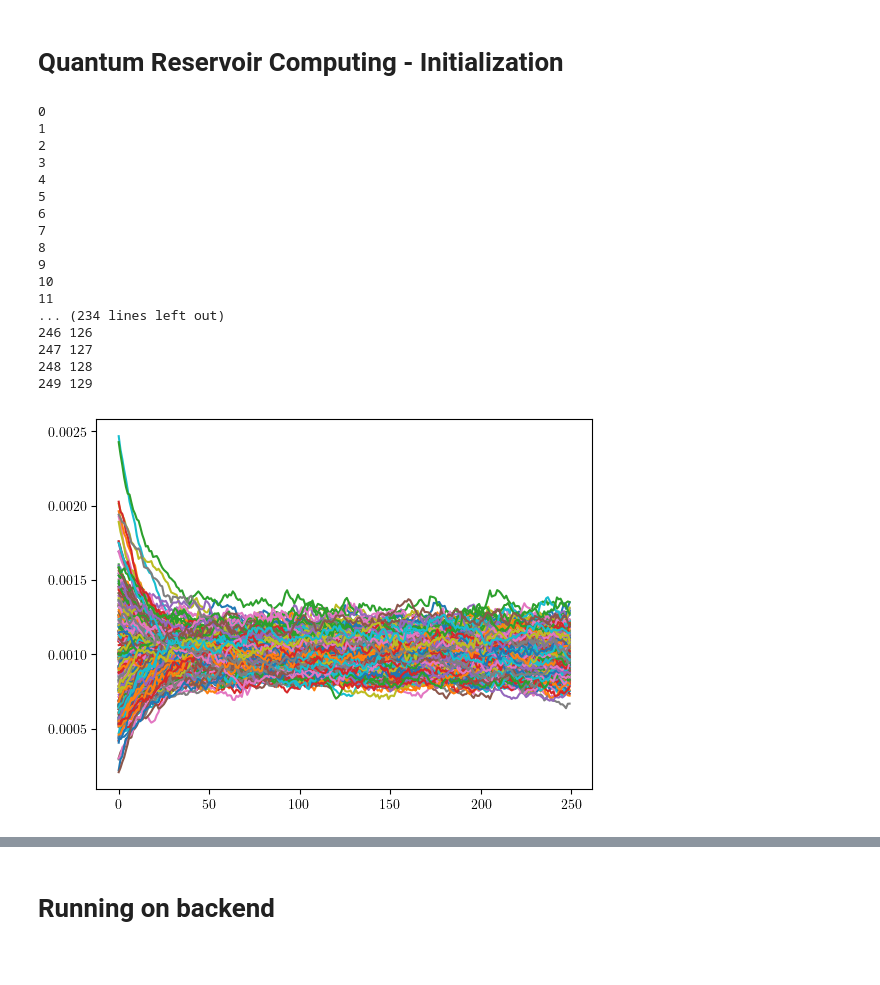
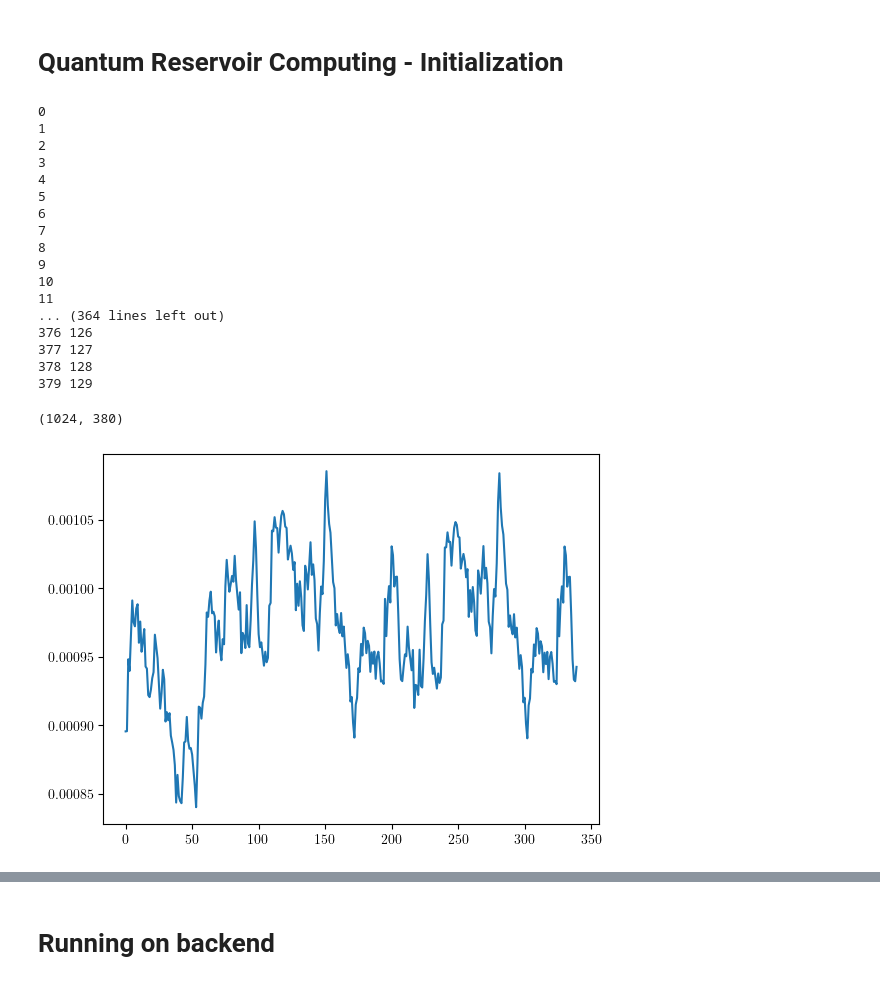
Before and after one commit to MagriLab/RF_QRC, a Jupyter notebook: src/Notebook_hardware.ipynb, the cells around one changed output, grey strips where cells are left out. Saved outputs shown, nothing was run; the diff lists cells and outputs as text; code cells hidden in the pictures.

Commit message:
updated hardware results

```diff
--- a/src/Notebook_hardware.ipynb
+++ b/src/Notebook_hardware.ipynb
@@ -405,9 +405,12 @@ with open("results_qc_ibm_kyoto_MFE_0_120", "rb") as fp:   # Unpickling
 
 with open("results_qc_ibm_kyoto_MFE_120_250", "rb") as fp:   # Unpickling
    result2 = pickle.load(fp)
+
+with open("results_qc_ibm_kyoto_MFE_250_380", "rb") as fp:   # Unpickling
+   result2 = pickle.load(fp)
 # %%
 shots = 10000
-runs = 250
+runs = 380
 rr = np.zeros([N_units,runs])
 
 
@@ -416,9 +419,13 @@ for x in range(runs):
     if x < 120:
         print(x)
         counts = [k for k in result1.quasi_dists][x]
-    else:
+    elif x >= 120 and x < 250 :
         print(x,x-120)
         counts = [k for k in result2.quasi_dists][x-120]
+    elif x>=250:
+        print(x,x-250)
+        counts = [k for k in result2.quasi_dists][x-250]
+
 
     a=list(np.zeros(N_units))
 
@@ -458,17 +465,19 @@ for x in range(runs):
 9
 10
 11
-... (234 lines left out)
-246 126
-247 127
-248 128
-249 129
+... (364 lines left out)
+376 126
+377 127
+378 128
+379 129
 # %%
 rr.shape
+# %% [output]
+(1024, 380)
 # %%
-plt.plot(rr[:250].T)
+plt.plot(rr[1000,40:].T)
 plt.show()
 # %% [output]
-[figure, old version]
+[figure, new version]
 # %%
 stop
```
Also changed, not shown: parts of 2 cells of this notebook.
